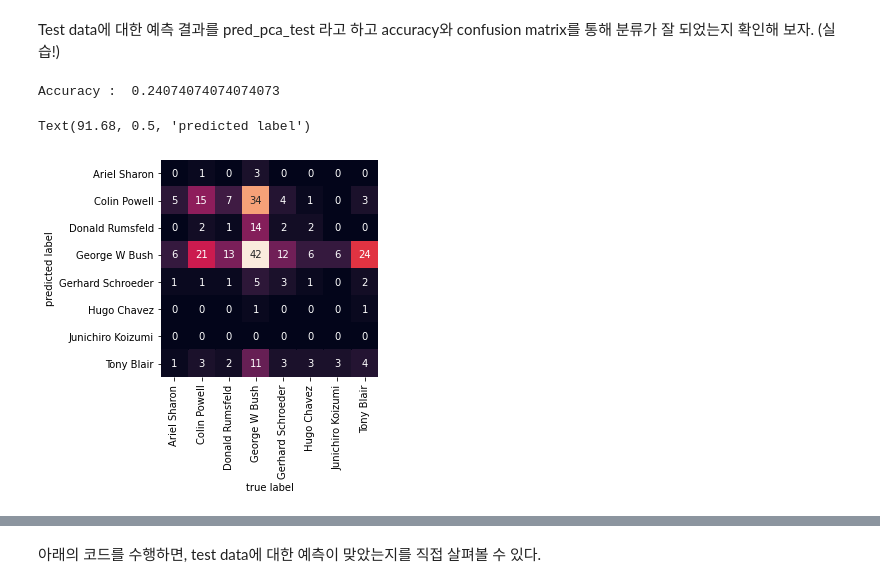
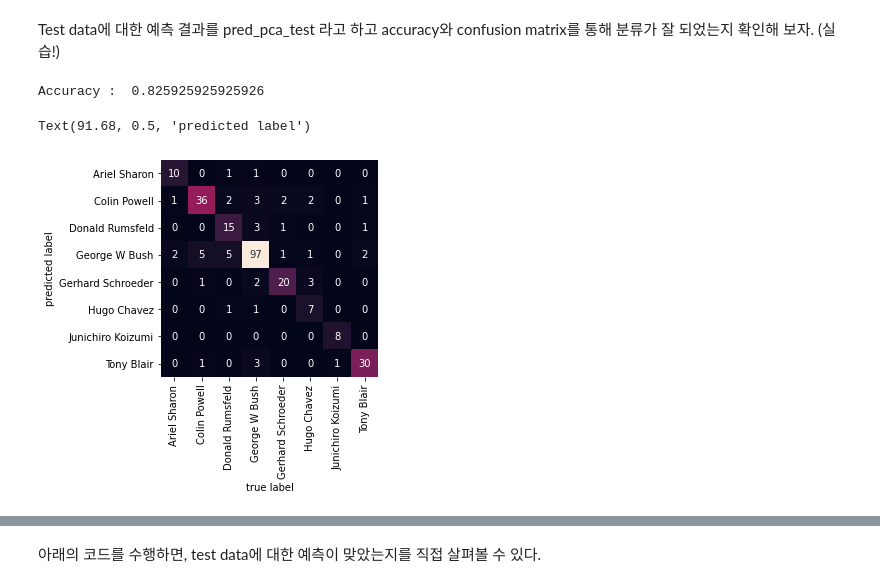
Before and after one commit to girlwcode/2021DataYouthCampus, a Jupyter notebook: Week2/4_Support_Vector_Machine.ipynb, the cells around one changed output, grey strips where cells are left out. Saved outputs shown, nothing was run; the diff lists cells and outputs as text; code cells hidden in the pictures.

```diff
--- a/Week2/4_Support_Vector_Machine.ipynb
+++ b/Week2/4_Support_Vector_Machine.ipynb
@@ -213,7 +213,7 @@ print(x_train.shape, x_test.shape)
 가우시안 커널을 사용하면 이러한 데이터도 효과적으로 분류할 수 있다. 앞서 언급한 data imbalance 문제를 해결하기 위해, class_weight 파라미터를 이용하자. (실습!)
 # %%
 # TODO: class_weight 파라미터를 활용하여 SVM 학습하기
-svm = SVC(kernel = 'rbf',class_weight='balanced')
+svm = SVC(class_weight='balanced')
 svm.fit(x_train, y_train)
 # %% [output]
 SVC(C=1.0, break_ties=False, cache_size=200, class_weight='balanced', coef0=0.0,
@@ -248,7 +247,7 @@ pca = PCA(n_components=150, whiten=True, random_state=1)
 링크를 참조하여 PCA를 training 데이터로 학습하고, 이를 다시 training 데이터에 적용하여 얻은 150차원 데이터를 x_pca_train 이라 하자. (실습!)
 # %%
 # TODO: PCA 학습 및 적용하기
-
+pca.fit(x_train)
 x_pca_train =  pca.fit_transform(x_train)
 print(x_pca_train)
 # %% [output]
@@ -277,19 +276,21 @@ SVC(C=1.0, break_ties=False, cache_size=200, class_weight='balanced', coef0=0.0,
     tol=0.001, verbose=False)
 # %% [markdown]
 Test data에 대한 예측 결과를 pred_pca_test 라고 하고 accuracy와 confusion matrix를 통해 분류가 잘 되었는지 확인해 보자. (실습!)
+# %%
+# TODO: test data에 대한 예측 수행하기
+# 위에서 fit을 해주었으면, 밑은 transform만 해줘야 함
+x_pca_test =  pca.transform(x_test)
+pred_pca_test = svm_pca.predict(x_pca_test)
 # %%
-# TODO: test data에 대한 예측 수행하기
-x_pca_test =  pca.fit_transform(x_test)
-pred_pca_test = svm_pca.predict(x_pca_test)
-print("Accuracy : ",accuracy_score(y_test,pred_pca_test))
+print("Accuracy : ",accuracy_score(y_test, pred_pca_test))
 
 mat = confusion_matrix(y_test, pred_pca_test)
 sns.heatmap(mat.T, square=True, annot=True, fmt='d', cbar=False,
             xticklabels=faces.target_names,
             yticklabels=faces.target_names)
 plt.xlabel('true label')
 plt.ylabel('predicted label')
 # %% [output]
-Accuracy :  0.24074074074074073
+Accuracy :  0.825925925925926
 Text(91.68, 0.5, 'predicted label')
-[figure, old version]
+[figure, new version]
```
Also changed, not shown: parts of 5 cells of this notebook.
